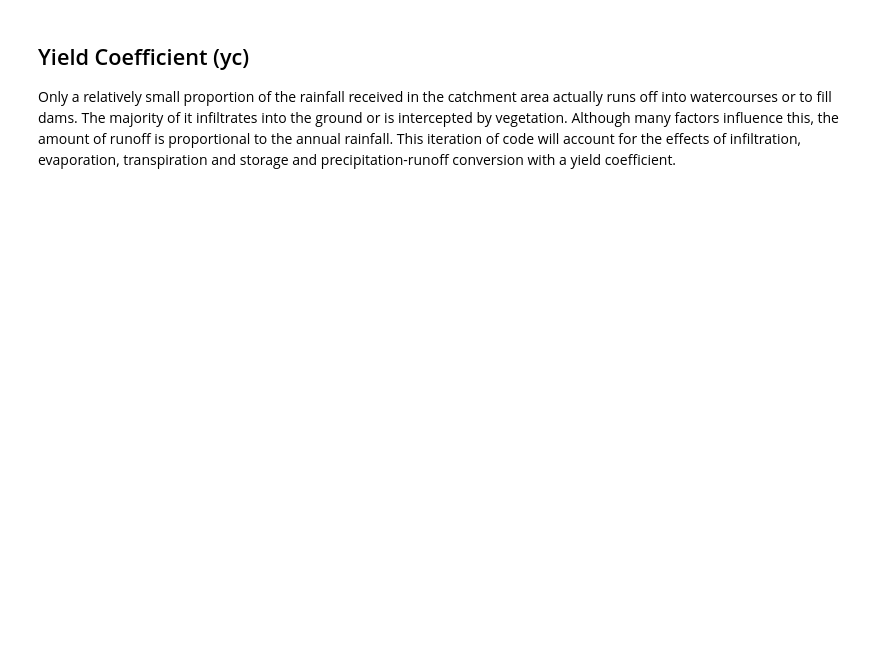
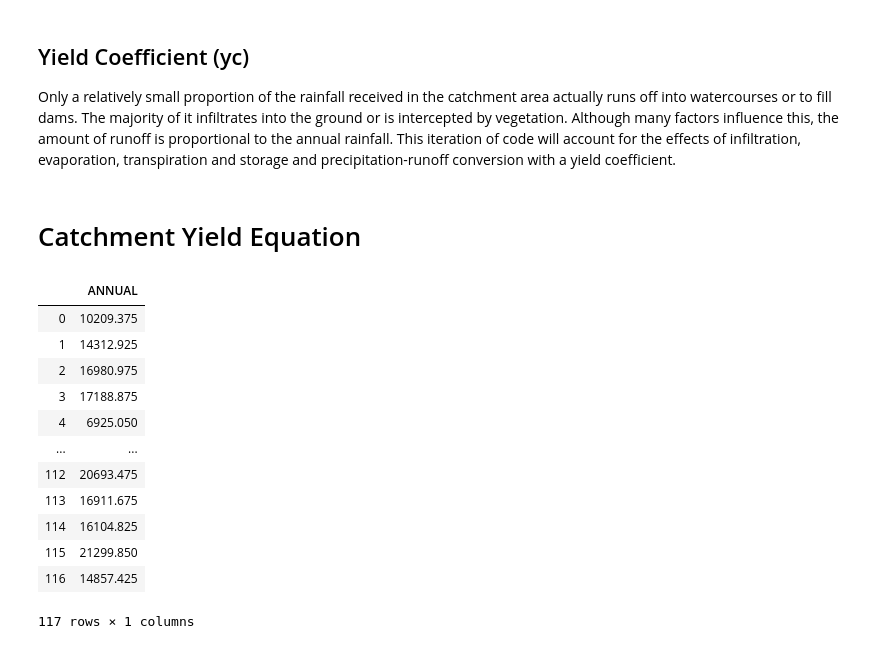
Before and after one commit to sophiaertel/CE6800_TermProject_Group1, a Jupyter notebook: HydraulicModel_SERTEL.ipynb, the cells around one changed output. Cells and saved outputs as stored; diff of their text form; code cells hidden in the pictures; blank space fills up the shorter version.

```diff
--- a/HydraulicModel_SERTEL.ipynb
+++ b/HydraulicModel_SERTEL.ipynb
@@ -8,0 +26,2 @@ Catchment Yield (L) = Catchment Area x Avg. Annual Rainfall x Yield Coefficient
+# %%
+c_area = (1/10)*495
@@ -14,2 +34,0 @@ The catchment area is the total area of land that contributes runoff into the da
-# %%
-c_area = [100]
@@ -42,3 +56,24 @@ p
 # %% [markdown]
 ## Yield Coefficient (yc)
 Only a relatively small proportion of the rainfall received in the catchment area actually runs off into watercourses or to fill dams. The majority of it infiltrates into the ground or is intercepted by vegetation. Although many factors influence this, the amount of runoff is proportional to the annual rainfall. This iteration of code will account for the effects of infiltration, evaporation, transpiration and storage and precipitation-runoff conversion with a yield coefficient.
+# %%
+yc = 0.5
+# %% [markdown]
+# Catchment Yield Equation
+# %%
+cyield = c_area*p*yc
+cyield
+# %% [output]
+|  | ANNUAL |
+| 0 | 10209.375 |
+| 1 | 14312.925 |
+| 2 | 16980.975 |
+| 3 | 17188.875 |
+| 4 | 6925.050 |
+| ... | ... |
+| 112 | 20693.475 |
+| 113 | 16911.675 |
+| 114 | 16104.825 |
+| 115 | 21299.850 |
+| 116 | 14857.425 |
+117 rows × 1 columns
```
Also changed, not shown: parts of 8 cells of this notebook.
